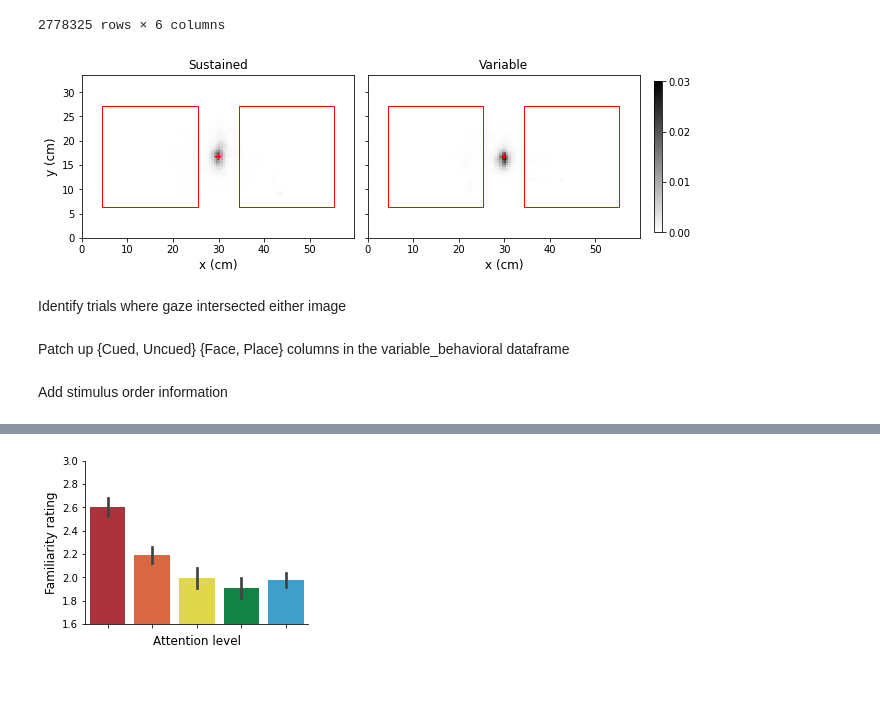
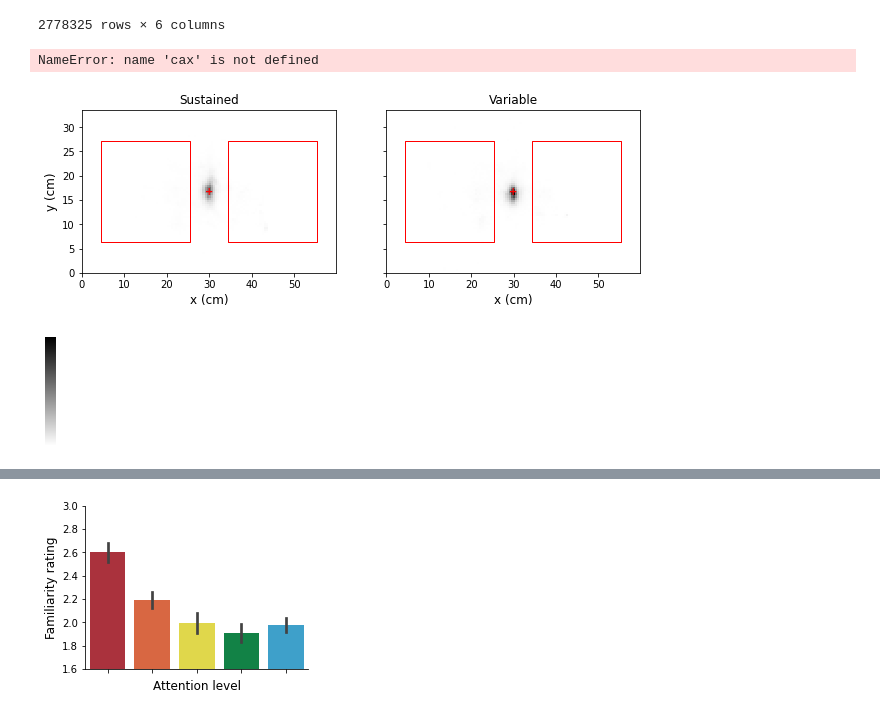
Before and after one commit to jeremymanning/attention-memory-task, a Jupyter notebook: code/analysis.ipynb, the cells around one changed output, grey strips where cells are left out. Saved outputs shown, nothing was run; the diff lists cells and outputs as text; code cells hidden in the pictures; blank space fills up the shorter version.

Commit message:
complete drafts of all figures and stats

```diff
--- a/code/analysis.ipynb
+++ b/code/analysis.ipynb
@@ -34,28 +27,0 @@ Download dataset and set up paths
-# %%
-basedir = os.path.split(os.getcwd())[0]
-datadir = os.path.join(basedir, 'data')
-figdir = os.path.join(basedir, 'paper', 'figs', 'source')
-
-if not os.path.exists(figdir):
-    os.makedirs(figdir)
-
-if not os.path.exists(datadir):
-    os.makedirs(datadir)
-
-data_url = 'https://www.dropbox.com/s/99ty0ok8p4m5ijc/data.zip?dl=1'
-data_fname = os.path.join(basedir, 'data.zip')
-checkfile_fname = os.path.join(datadir, 'checkfile.txt')
-
-if not os.path.exists(data_fname) and not os.path.exists(checkfile_fname):
-    print('Downloading data...')
-    r = requests.get(data_url, allow_redirects=True)
-    open(data_fname, 'wb').write(r.content)
-
-if os.path.exists(data_fname) and not os.path.exists(checkfile_fname):
-    print('Unzipping data...')
-    !unzip -q $data_fname -d $basedir
-    !rm $data_fname
-    !rm -rf $basedir/__MACOSX
-
-    with open(checkfile_fname, 'w') as f:
-        f.write('download complete.')
@@ -244,0 +33,2 @@ else:
+# %%
+sustained, variable, sustained_gaze, variable_gaze, sustained_unfiltered, variable_unfiltered = load_data()
@@ -276,41 +98,39 @@ variable_gaze
 2778325 rows × 6 columns
 # %%
 fig, ax = plt.subplots(1, 2, figsize=(10, 3), sharex=True, sharey=True)
-cax = fig.add_axes([0.92, 0.15, 0.01, 0.7])
 
-sns.histplot(sustained_gaze, x='x', y='y', cbar=True, stat='probability', cmap='gray_r', bins=(120, 78), ax=ax[0], vmin=0, vmax=0.03, cbar_ax=cax)
+sns.histplot(sustained_gaze, x='x', y='y', cbar=False, stat='probability', cmap='gray_r', bins=(120, 78), ax=ax[0], vmin=0, vmax=0.03)
 ax[0].text(59.8 / 2, 33.6 / 2, '+', ha='center', va='center', fontsize=10, color='red', fontweight='bold')
 
 im_len = 59.8 / 2 - 9
 y = (33.6 - im_len) / 2
 x1 = 4.5
 x2 = (59.8 / 2) + 4.5
 
 images = [Rectangle((x1, y), im_len, im_len, fill=False, color='red', lw=1),
           Rectangle((x2, y), im_len, im_len, fill=False, color='red', lw=1)]
 pc = PatchCollection(images, match_original=True)
 ax[0].add_collection(pc)
 
 ax[0].set_xlabel('x (cm)', fontsize=12)
 ax[0].set_ylabel('y (cm)', fontsize=12)
 ax[0].set_title('Sustained', fontsize=12)
 
 sns.histplot(variable_gaze, x='x', y='y', cbar=False, stat='probability', cmap='gray_r', bins=(120, 78), ax=ax[1], vmin=0, vmax=0.03)
 ax[1].text(59.8 / 2, 33.6 / 2, '+', ha='center', va='center', fontsize=10, color='red', fontweight='bold')
 pc = PatchCollection(images, match_original=True)
 ax[1].add_collection(pc)
 
 ax[1].set_xlim(0, 59.8)
 ax[1].set_ylim(0, 33.6)
 ax[1].set_xlabel('x (cm)', fontsize=12)
 ax[1].set_ylabel('y (cm)', fontsize=12)
 ax[1].set_title('Variable', fontsize=12)
 
 cax.set_yticks([0, 0.01, 0.02, 0.03])
 
 plt.subplots_adjust(wspace=0.05)
 fig.savefig(os.path.join(figdir, 'gaze_distribution.pdf'), bbox_inches='tight')
 # %% [output]
+NameError: name 'cax' is not defined
-[figure, old version]
+[figure, new version]
-# %% [markdown]
-Identify trials where gaze intersected either image
@@ -350,2 +136,0 @@ variable_behavioral[gaze_columns] = variable_behavioral[gaze_columns].fillna(Fal
-# %% [markdown]
-Patch up {Cued, Uncued} {Face, Place} columns in the variable_behavioral dataframe
@@ -357,2 +136,0 @@ variable_behavioral['Uncued Place'] = variable_behavioral['Uncued Composite'].ap
-# %% [markdown]
-Add stimulus order information
@@ -368,3 +137,7 @@ with warnings.catch_warnings():  # ignore FutureWarning about adding keys
+# %%
+plot_colorbar('gray_r', 'gray_r')
+# %% [output]
+[figure, added]
 # %%
 def summarize_intersections(df, category='Attended intersection'):
     df = df.query('`Trial Type` == "Presentation"').fillna(False)
```
Also changed, not shown: parts of 45 cells of this notebook, 36 other files.
